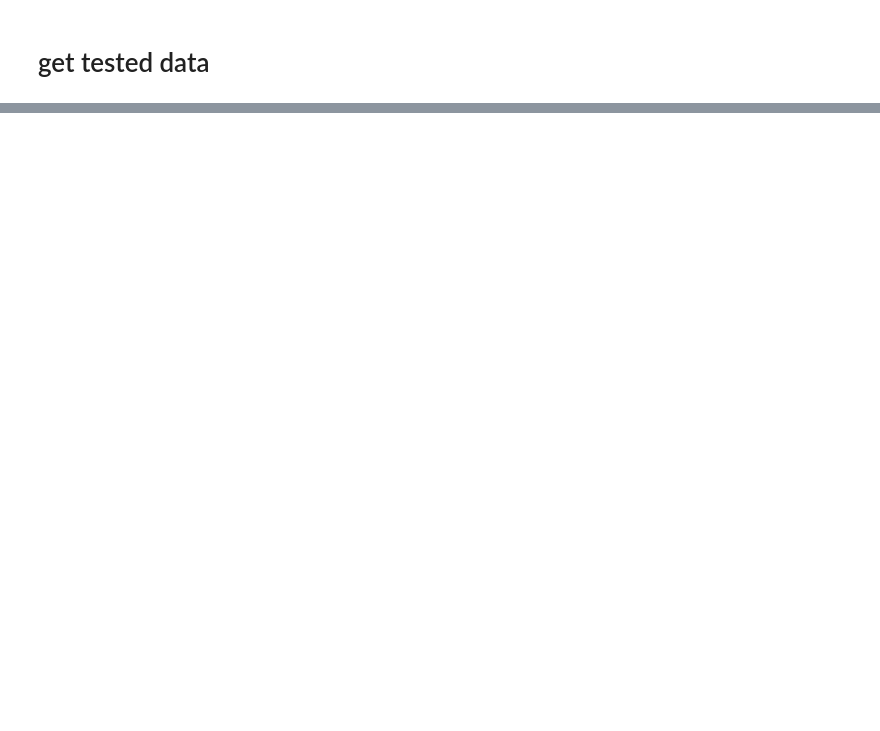
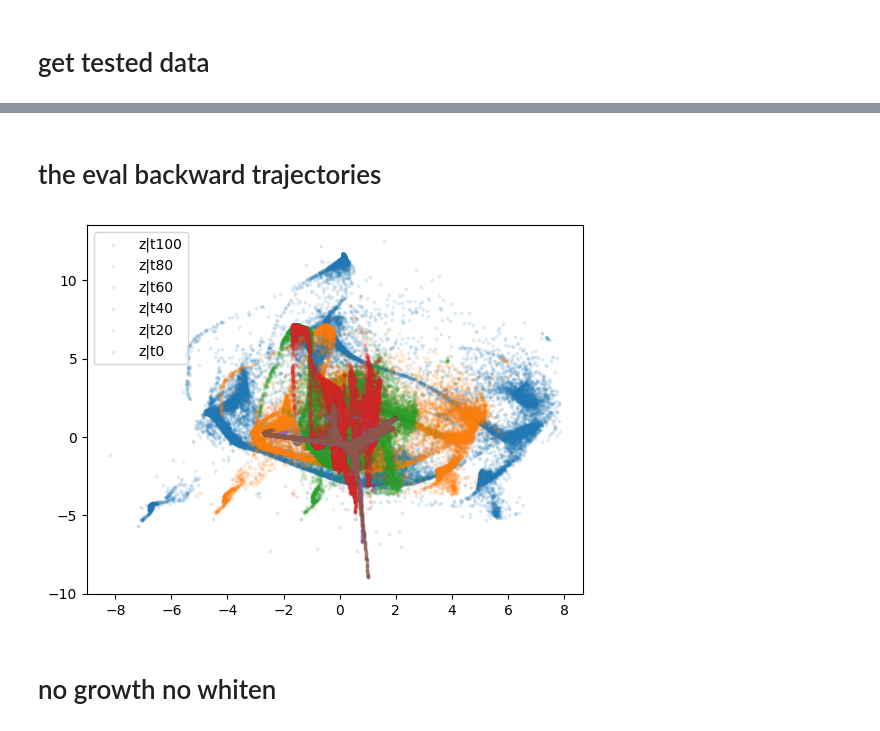
Before and after one commit to oZwZo/PINN_dynamics, a Jupyter notebook: Explore_Notebook/8.Benchmark_v/8-5.evaluate_TrajectoryNet.ipynb, the cells around one changed output, grey strips where cells are left out. Saved outputs shown, nothing was run; the diff lists cells and outputs as text; code cells hidden in the pictures; blank space fills up the shorter version.

```diff
--- a/Explore_Notebook/8.Benchmark_v/8-5.evaluate_TrajectoryNet.ipynb
+++ b/Explore_Notebook/8.Benchmark_v/8-5.evaluate_TrajectoryNet.ipynb
@@ -149,0 +273,18 @@ dir(data)
+# %% [markdown]
+# the eval backward trajectories
+# %%
+bw_traj = np.load("logs/TrajectoryNet/Weinreb_DM_whiten/backward_trajectories.npy")
+
+%matplotlib inline
+plt.scatter(bw_traj[-1][:,0], bw_traj[-1][:,2], s=3, alpha=0.1)
+plt.scatter(bw_traj[80][:,0], bw_traj[80][:,2], s=3, alpha=0.1)
+plt.scatter(bw_traj[60][:,0], bw_traj[80][:,2], s=3, alpha=0.1)
+plt.scatter(bw_traj[40][:,0], bw_traj[80][:,2], s=3, alpha=0.1)
+plt.scatter(bw_traj[20][:,0], bw_traj[20][:,2], s=3, alpha=0.1)
+plt.scatter(bw_traj[0][:,0], bw_traj[0][:,2], s=3, alpha=0.1)
+plt.legend(['z|t100', 'z|t80','z|t60', 'z|t40', 'z|t20', 'z|t0'])
+plt.show()
+# %% [output]
+[figure, added]
+# %% [markdown]
+# no growth no whiten
```
Also changed, not shown: parts of 40 cells of this notebook, 6 other files.
